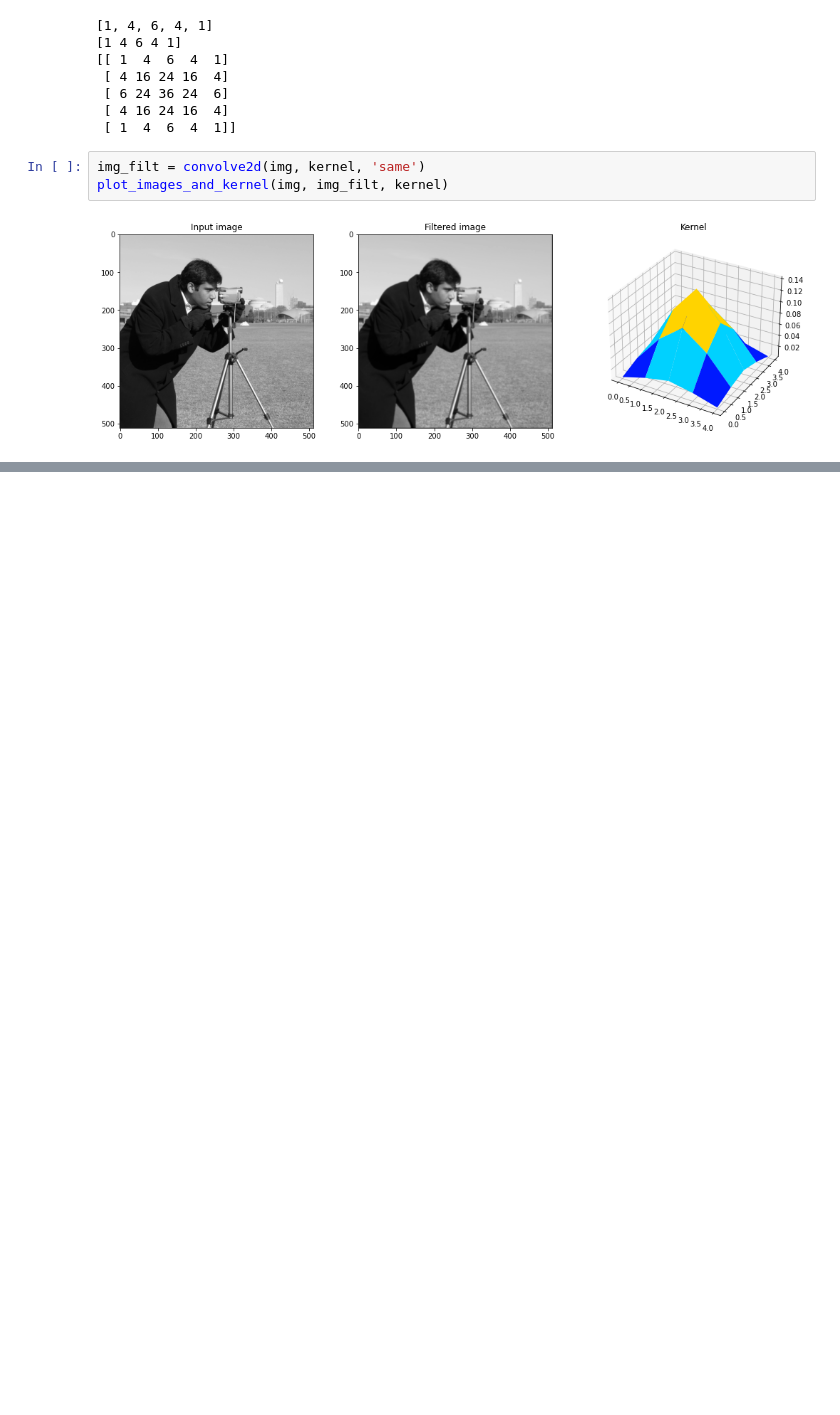
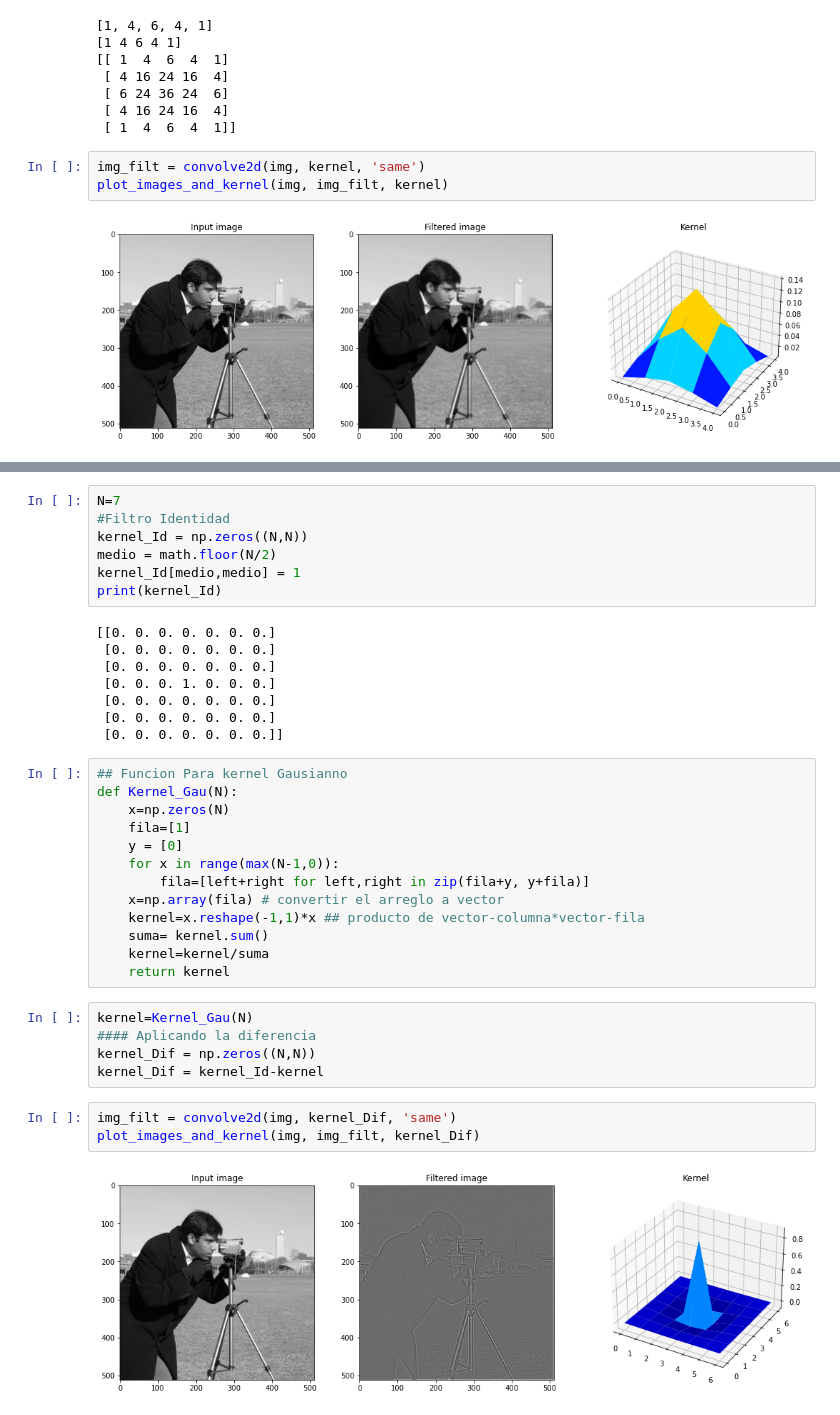
Before and after one commit to tarraga888/PDI_Practicas, a Jupyter notebook: P5EDTT.ipynb, the cells around one changed output, grey strips where cells are left out. Saved outputs shown, nothing was run; the diff lists cells and outputs as text; blank space fills up the shorter version.

```diff
--- a/P5EDTT.ipynb
+++ b/P5EDTT.ipynb
@@ -206,0 +226,38 @@ plot_images_and_kernel(img, img_filt, kernel)
+# %%
+N=7
+#Filtro Identidad
+kernel_Id = np.zeros((N,N))
+medio = math.floor(N/2)
+kernel_Id[medio,medio] = 1
+print(kernel_Id)
+# %% [output]
+[[0. 0. 0. 0. 0. 0. 0.]
+ [0. 0. 0. 0. 0. 0. 0.]
+ [0. 0. 0. 0. 0. 0. 0.]
+ [0. 0. 0. 1. 0. 0. 0.]
+ [0. 0. 0. 0. 0. 0. 0.]
+ [0. 0. 0. 0. 0. 0. 0.]
+ [0. 0. 0. 0. 0. 0. 0.]]
+# %%
+## Funcion Para kernel Gausianno
+def Kernel_Gau(N):
+    x=np.zeros(N)
+    fila=[1]
+    y = [0]
+    for x in range(max(N-1,0)):
+        fila=[left+right for left,right in zip(fila+y, y+fila)]
+    x=np.array(fila) # convertir el arreglo a vector
+    kernel=x.reshape(-1,1)*x ## producto de vector-columna*vector-fila
+    suma= kernel.sum()
+    kernel=kernel/suma
+    return kernel
+# %%
+kernel=Kernel_Gau(N)
+#### Aplicando la diferencia
+kernel_Dif = np.zeros((N,N))
+kernel_Dif = kernel_Id-kernel
+# %%
+img_filt = convolve2d(img, kernel_Dif, 'same')
+plot_images_and_kernel(img, img_filt, kernel_Dif)
+# %% [output]
+[figure, added]
```
Also changed, not shown: parts of 7 cells of this notebook.
